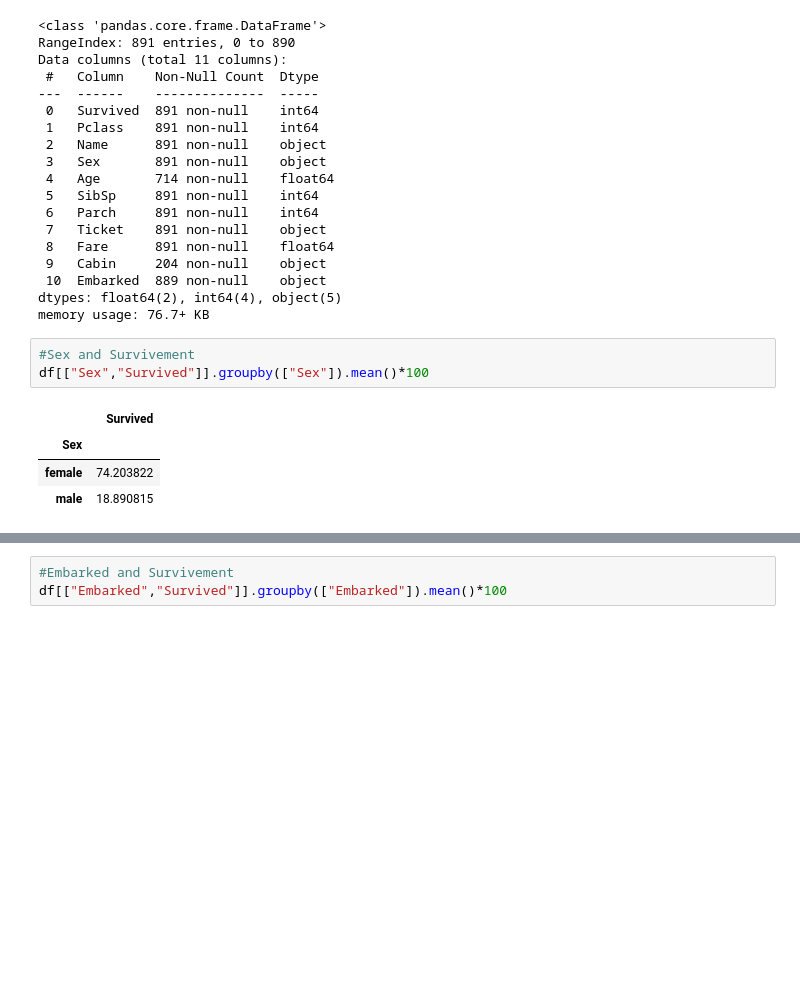
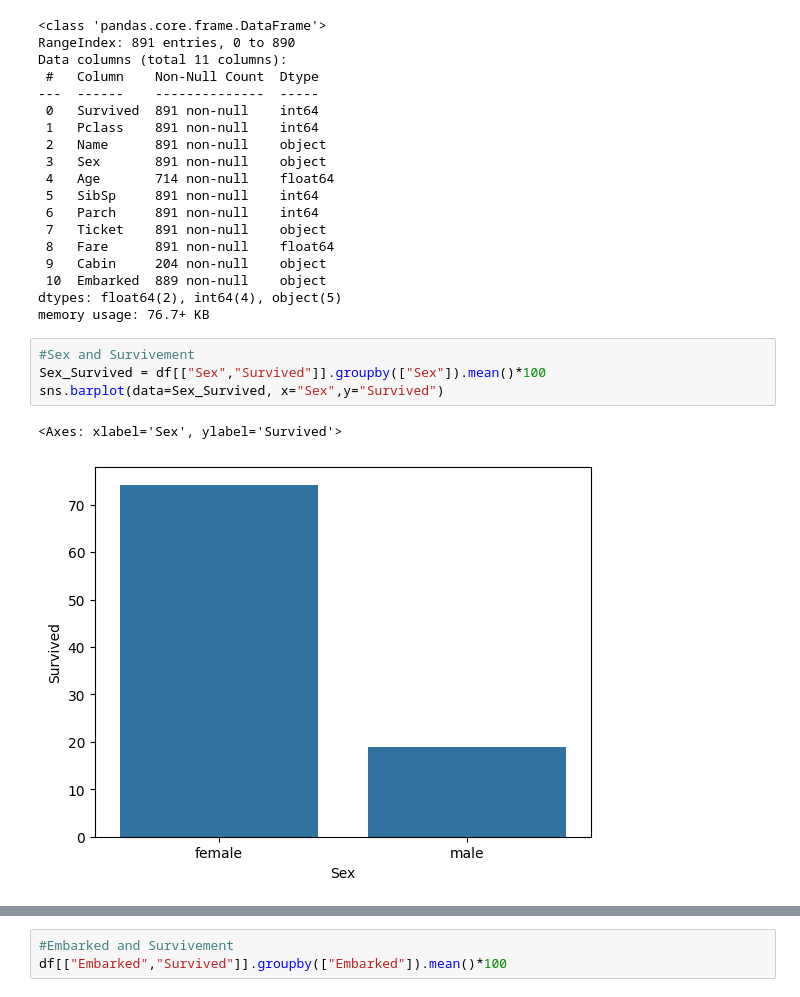
Before and after one commit to marcoeferro/EDA-exercises, a Jupyter notebook: titanic/EDA.ipynb, the cells around one changed output, grey strips where cells are left out. Cells and saved outputs as stored; diff of their text form; blank space fills up the shorter version.

```diff
--- a/titanic/EDA.ipynb
+++ b/titanic/EDA.ipynb
@@ -281,11 +281,10 @@ dtypes: float64(2), int64(4), object(5)
 memory usage: 76.7+ KB
 # %%
 #Sex and Survivement
-df[["Sex","Survived"]].groupby(["Sex"]).mean()*100
+Sex_Survived = df[["Sex","Survived"]].groupby(["Sex"]).mean()*100
+sns.barplot(data=Sex_Survived, x="Sex",y="Survived")
 # %% [output]
-|  | Survived |
-| Sex |  |
-| female | 74.203822 |
-| male | 18.890815 |
+<Axes: xlabel='Sex', ylabel='Survived'>
+[figure, added]
 # %%
 #Pclass and Survivement
```
Also changed, not shown: parts of 8 cells of this notebook.
